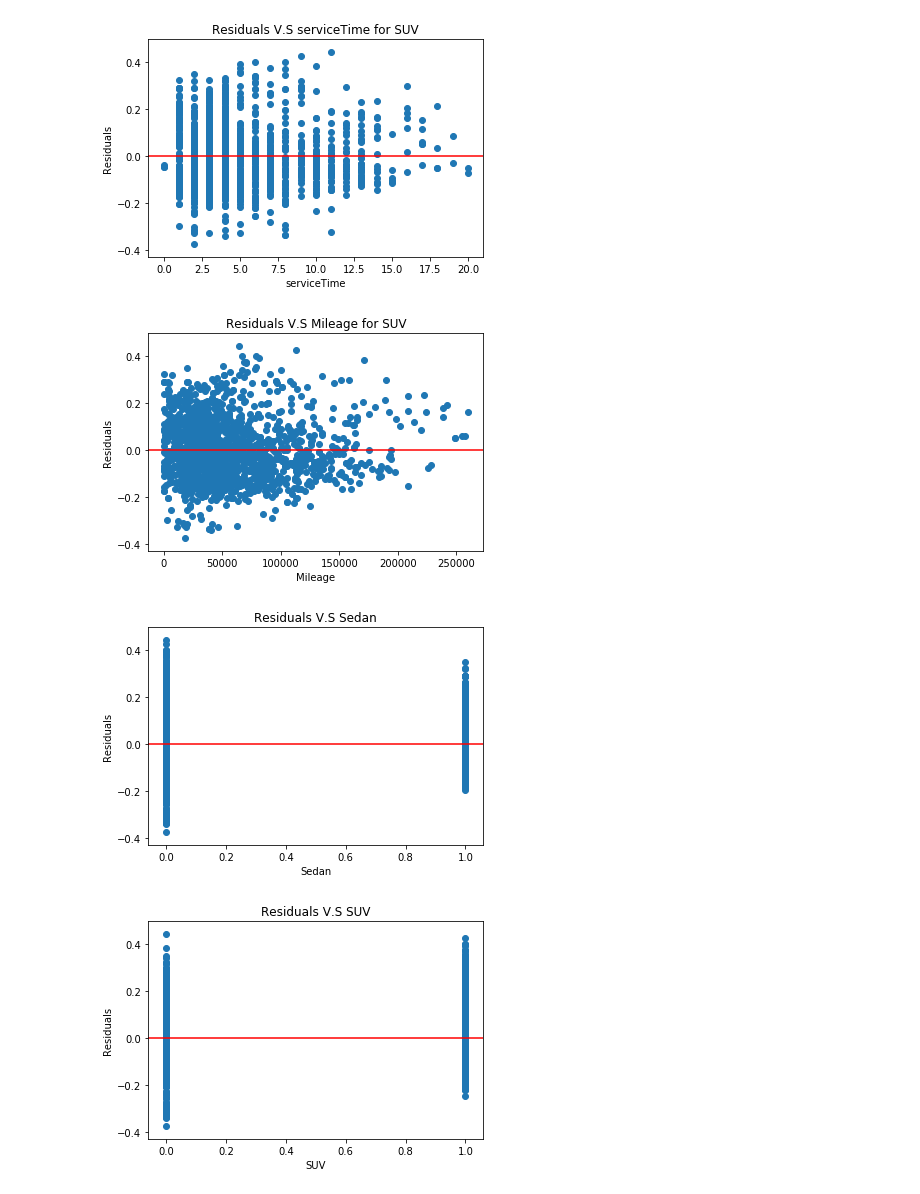
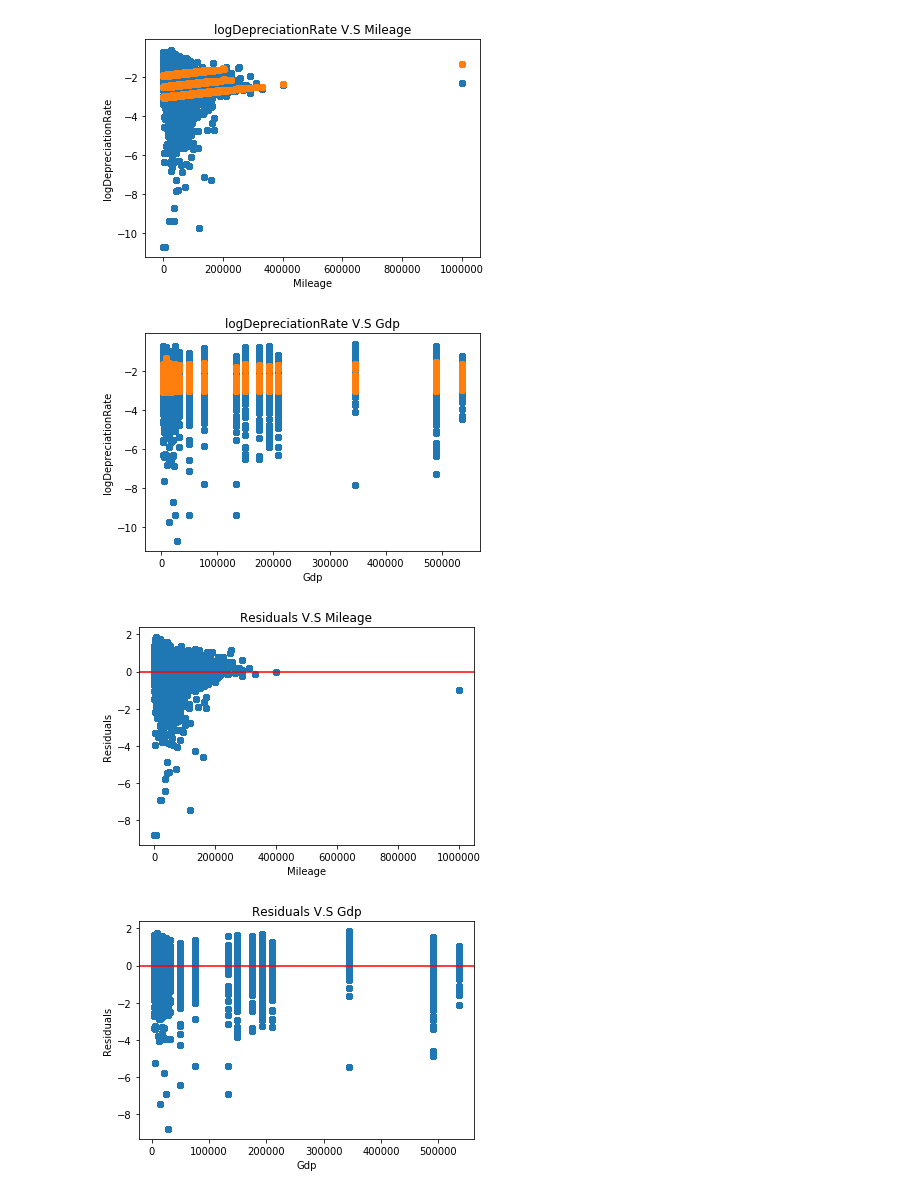
Before and after one commit to ZhuoShan/INFO370FinalProject, a Jupyter notebook: finalAnalysis.ipynb, the cells around one changed output. Drawn from its saved outputs; the diff is of its cells as text; code cells hidden in the pictures.

```diff
--- a/finalAnalysis.ipynb
+++ b/finalAnalysis.ipynb
@@ -10,0 +15,4 @@ DF=DF.rename(columns = {'Vehicle Type':'vehicleType'})
+# %%
+DF['Counts'] = DF.groupby(['City'])['DepreciationRate'].transform('count')
+DF = DF.sort_values('Counts',ascending=False)
+DF = DF[:91906]
@@ -10,0 +33,4 @@ DF=DF.rename(columns = {'Vehicle Type':'vehicleType'})
+# %%
+DF['logDepreciationRate']= np.log(DF['DepreciationRate'])
+plt.hist(DF['logDepreciationRate'],bins = 100)
+plt.show()
@@ -11,5 +39,5 @@ DF=DF.rename(columns = {'Vehicle Type':'vehicleType'})
 # %%
-DF = DF.join(pd.get_dummies(DF.vehicleType))
-DF = DF.drop(['vehicleType'], axis = 1)
-DF.head(20)
+DF_dummy = DF.join(pd.get_dummies(DF.vehicleType))
+DF_dummy = DF_dummy.drop(['vehicleType'], axis = 1).drop(['Counts'], axis = 1).drop(['DepreciationRate'], axis = 1).drop(['City'], axis = 1).drop(['serviceTime'], axis = 1)
+DF_dummy.head(20)
 # %% [output]
@@ -81,4 +109,4 @@ The final independent variables: ['serviceTime', 'Sedan', 'SUV', 'Mileage', 'Tru
 # %%
-lm = smf.ols('DepreciationRate ~ serviceTime+Sedan+SUV+Mileage+Truck', data=DF).fit()
+lm = smf.ols('logDepreciationRate ~ Sedan+SUV+Mileage+Gdp', data=DF_dummy).fit()
 print(lm.summary())
 # %% [output]
@@ -102,37 +130,32 @@ strong multicollinearity problems or that the design matrix is singular.
 # %%
-DF['Prediction'] = lm.predict()
-plt.scatter(DF.serviceTime, DF.DepreciationRate-DF.Prediction)
-plt.axhline(y=0, color='r', linestyle='-')
-plt.xlabel('serviceTime')
-plt.ylabel('Residuals')
-plt.title('Residuals V.S serviceTime for SUV')
+DF_dummy['Prediction'] = lm.predict()
+plt.scatter(DF_dummy.Mileage, DF_dummy.logDepreciationRate)
+plt.scatter(DF_dummy.Mileage, DF_dummy.Prediction)
+plt.xlabel('Mileage')
+plt.ylabel('logDepreciationRate')
+plt.title('logDepreciationRate V.S Mileage')
 plt.show()
-plt.scatter(DF.Mileage, DF.DepreciationRate-DF.Prediction)
+DF_dummy['Prediction'] = lm.predict()
+plt.scatter(DF_dummy.Gdp, DF_dummy.logDepreciationRate)
+plt.scatter(DF_dummy.Gdp, DF_dummy.Prediction)
+plt.xlabel('Gdp')
+plt.ylabel('logDepreciationRate')
+plt.title('logDepreciationRate V.S Gdp')
+plt.show()
+plt.scatter(DF_dummy.Mileage, DF_dummy.logDepreciationRate-DF_dummy.Prediction)
 plt.axhline(y=0, color='r', linestyle='-')
 plt.xlabel('Mileage')
 plt.ylabel('Residuals')
-plt.title('Residuals V.S Mileage for SUV')
+plt.title('Residuals V.S Mileage')
 plt.show()
-plt.scatter(DF.Sedan, DF.DepreciationRate-DF.Prediction)
+plt.scatter(DF_dummy.Gdp, DF_dummy.logDepreciationRate-DF_dummy.Prediction)
 plt.axhline(y=0, color='r', linestyle='-')
-plt.xlabel('Sedan')
+plt.xlabel('Gdp')
 plt.ylabel('Residuals')
-plt.title('Residuals V.S Sedan')
+plt.title('Residuals V.S Gdp')
 plt.show()
-plt.scatter(DF.SUV, DF.DepreciationRate-DF.Prediction)
-plt.axhline(y=0, color='r', linestyle='-')
-plt.xlabel('SUV')
-plt.ylabel('Residuals')
-plt.title('Residuals V.S SUV')
-plt.show()
-plt.scatter(DF.Truck, DF.DepreciationRate-DF.Prediction)
-plt.axhline(y=0, color='r', linestyle='-')
-plt.xlabel('Truck')
-plt.ylabel('Residuals')
-plt.title('Residuals V.S Truck')
-plt.show()
 # %% [output]
-[figure, old version]
+[figure, new version]
-[figure, old version]
+[figure, new version]
-[figure, old version]
+[figure, new version]
-[figure, old version]
+[figure, new version]
```
Also changed, not shown: parts of 9 cells of this notebook, 2 other files.
